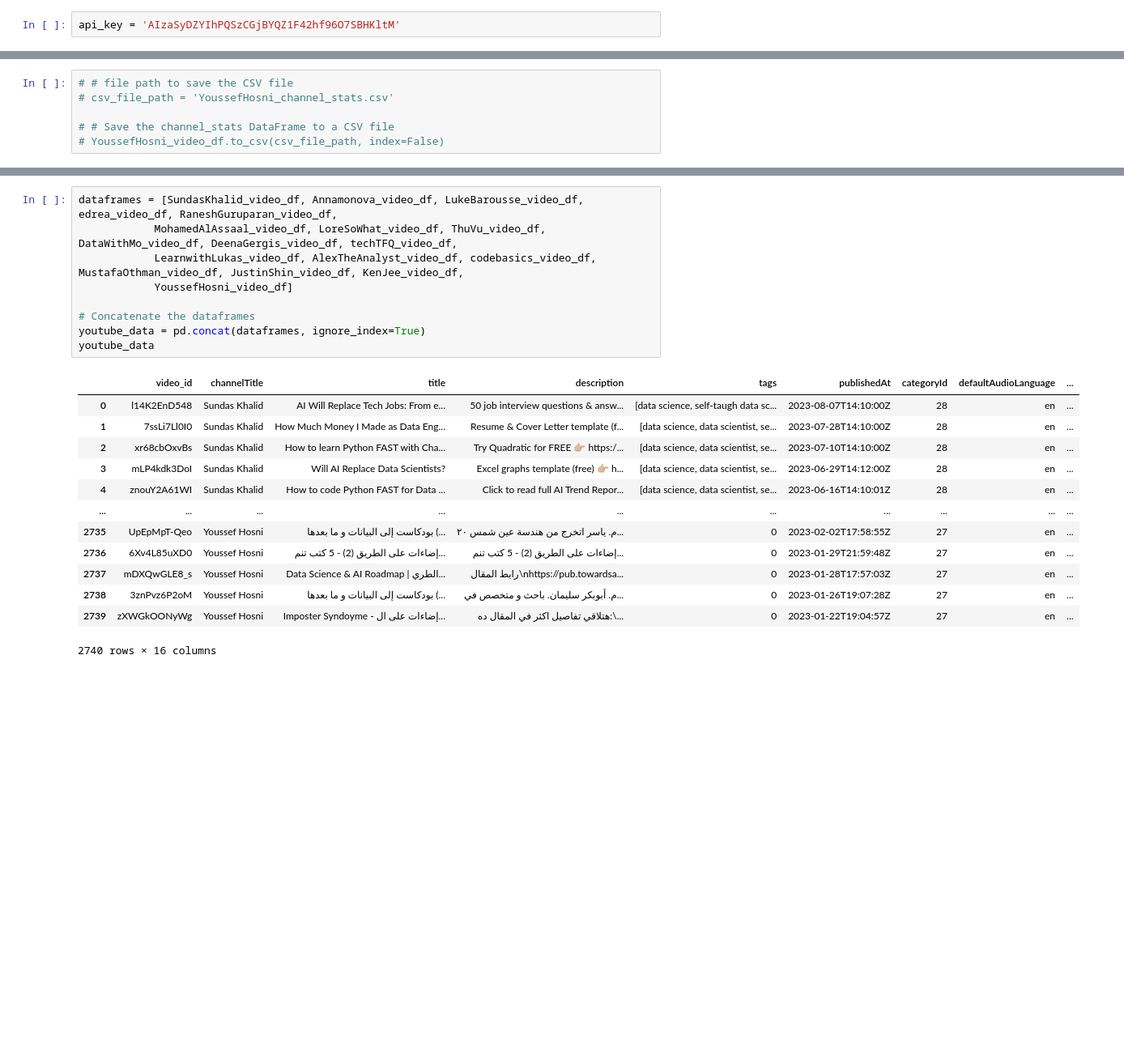
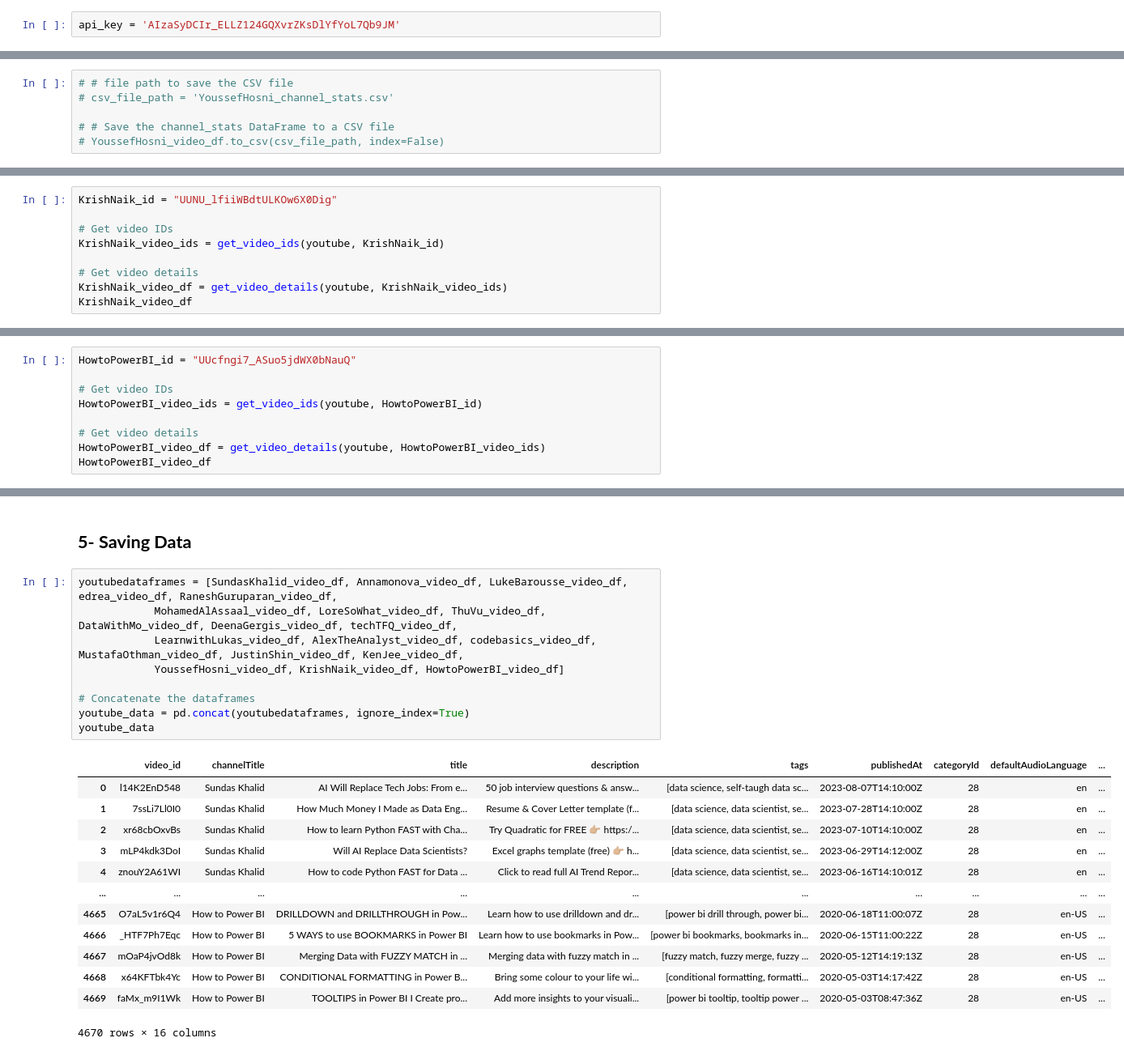
Before and after one commit to i-godz/Youtube-Data-Influencers, a Jupyter notebook: project.ipynb, the cells around one changed output, grey strips where cells are left out. Shown at 81% size. Cells and saved outputs as stored; diff of their text form; blank space fills up the shorter version.

```diff
--- a/project.ipynb
+++ b/project.ipynb
@@ -9,5 +9,5 @@ from IPython.display import JSON
 # %%
-api_key = 'AIzaSyDZYIhPQSzCGjBYQZ1F42hf96O7SBHKltM'
+api_key = 'AIzaSyDCIr_ELLZ124GQXvrZKsDlYfYoL7Qb9JM'
 # %%
 channel_ids = ['UC7cs8q-gJRlGwj4A8OmCmXg', 'UCiT9RITQ9PW6BhXK0y2jaeg', 'UCJQJAI7IjbLcpsjWdSzYz0Q',
                 'UC1FksTDit4ij9ogFAUC9xxg', 'UCteRPiisgIoHtMgqHegpWAQ', 'UCh9nVJoWXmFb7sLApWGcLPQ',
@@ -1104,0 +835,9 @@ YoussefHosni_comment_df
+# %%
+KrishNaik_id = "UUNU_lfiiWBdtULKOw6X0Dig"
+
+# Get video IDs
+KrishNaik_video_ids = get_video_ids(youtube, KrishNaik_id)
+
+# Get video details
+KrishNaik_video_df = get_video_details(youtube, KrishNaik_video_ids)
+KrishNaik_video_df
@@ -1104,0 +860,9 @@ YoussefHosni_comment_df
+# %%
+HowtoPowerBI_id = "UUcfngi7_ASuo5jdWX0bNauQ"
+
+# Get video IDs
+HowtoPowerBI_video_ids = get_video_ids(youtube, HowtoPowerBI_id)
+
+# Get video details
+HowtoPowerBI_video_df = get_video_details(youtube, HowtoPowerBI_video_ids)
+HowtoPowerBI_video_df
@@ -1105,25 +883,27 @@ YoussefHosni_comment_df
+# %% [markdown]
+## **5- Saving Data**
 # %%
-dataframes = [SundasKhalid_video_df, Annamonova_video_df, LukeBarousse_video_df, edrea_video_df, RaneshGuruparan_video_df,
+youtubedataframes = [SundasKhalid_video_df, Annamonova_video_df, LukeBarousse_video_df, edrea_video_df, RaneshGuruparan_video_df,
             MohamedAlAssaal_video_df, LoreSoWhat_video_df, ThuVu_video_df, DataWithMo_video_df, DeenaGergis_video_df, techTFQ_video_df,
             LearnwithLukas_video_df, AlexTheAnalyst_video_df, codebasics_video_df, MustafaOthman_video_df, JustinShin_video_df, KenJee_video_df,
-            YoussefHosni_video_df]
+            YoussefHosni_video_df, KrishNaik_video_df, HowtoPowerBI_video_df]
 
 # Concatenate the dataframes
-youtube_data = pd.concat(dataframes, ignore_index=True)
+youtube_data = pd.concat(youtubedataframes, ignore_index=True)
 youtube_data
 # %% [output]
 |  | video_id | channelTitle | title | description | tags | publishedAt | categoryId | defaultAudioLanguage | ... |
 | 0 | l14K2EnD548 | Sundas Khalid | AI Will Replace Tech Jobs: From e... | 50 job interview questions & answ... | [data science, self-taugh data sc... | 2023-08-07T14:10:00Z | 28 | en | ... |
 | 1 | 7ssLi7Ll0I0 | Sundas Khalid | How Much Money I Made as Data Eng... | Resume & Cover Letter template (f... | [data science, data scientist, se... | 2023-07-28T14:10:00Z | 28 | en | ... |
 | 2 | xr68cbOxvBs | Sundas Khalid | How to learn Python FAST with Cha... | Try Quadratic for FREE 👉🏼 https:/... | [data science, data scientist, se... | 2023-07-10T14:10:00Z | 28 | en | ... |
 | 3 | mLP4kdk3DoI | Sundas Khalid | Will AI Replace Data Scientists? | Excel graphs template (free) 👉🏼 h... | [data science, data scientist, se... | 2023-06-29T14:12:00Z | 28 | en | ... |
 | 4 | znouY2A61WI | Sundas Khalid | How to code Python FAST for Data ... | Click to read full AI Trend Repor... | [data science, data scientist, se... | 2023-06-16T14:10:01Z | 28 | en | ... |
 | ... | ... | ... | ... | ... | ... | ... | ... | ... | ... |
-| 2735 | UpEpMpT-Qeo | Youssef Hosni | بودكاست إلى البيانات و ما بعدها (... | م. ياسر اتخرج من هندسة عين شمس ٢٠... | 0 | 2023-02-02T17:58:55Z | 27 | en | ... |
-| 2736 | 6Xv4L85uXD0 | Youssef Hosni | إضاءات على الطريق (2) - 5 كتب تنم... | إضاءات على الطريق (2) - 5 كتب تنم... | 0 | 2023-01-29T21:59:48Z | 27 | en | ... |
-| 2737 | mDXQwGLE8_s | Youssef Hosni | Data Science & AI Roadmap | الطري... | رابط المقال\nhttps://pub.towardsa... | 0 | 2023-01-28T17:57:03Z | 27 | en | ... |
-| 2738 | 3znPvz6P2oM | Youssef Hosni | بودكاست إلى البيانات و ما بعدها (... | م. أبوبكر سليمان. باحث و متخصص في... | 0 | 2023-01-26T19:07:28Z | 27 | en | ... |
-| 2739 | zXWGkOONyWg | Youssef Hosni | Imposter Syndoyme - إضاءات على ال... | هتلاقي تفاصيل اكثر في المقال ده:\... | 0 | 2023-01-22T19:04:57Z | 27 | en | ... |
+| 4665 | O7aL5v1r6Q4 | How to Power BI | DRILLDOWN and DRILLTHROUGH in Pow... | Learn how to use drilldown and dr... | [power bi drill through, power bi... | 2020-06-18T11:00:07Z | 28 | en-US | ... |
+| 4666 | _HTF7Ph7Eqc | How to Power BI | 5 WAYS to use BOOKMARKS in Power BI | Learn how to use bookmarks in Pow... | [power bi bookmarks, bookmarks in... | 2020-06-15T11:00:22Z | 28 | en-US | ... |
+| 4667 | mOaP4jvOd8k | How to Power BI | Merging Data with FUZZY MATCH in ... | Merging data with fuzzy match in ... | [fuzzy match, fuzzy merge, fuzzy ... | 2020-05-12T14:19:13Z | 28 | en-US | ... |
+| 4668 | x64KFTbk4Yc | How to Power BI | CONDITIONAL FORMATTING in Power B... | Bring some colour to your life wi... | [conditional formatting, formatti... | 2020-05-03T14:17:42Z | 28 | en-US | ... |
+| 4669 | faMx_m9I1Wk | How to Power BI | TOOLTIPS in Power BI I Create pro... | Add more insights to your visuali... | [power bi tooltip, tooltip power ... | 2020-05-03T08:47:36Z | 28 | en-US | ... |
-2740 rows × 16 columns
+4670 rows × 16 columns
 # %%
 # Save the channel_stats DataFrame to a CSV file
```
Also changed, not shown: parts of 58 cells of this notebook, 2 other files.
